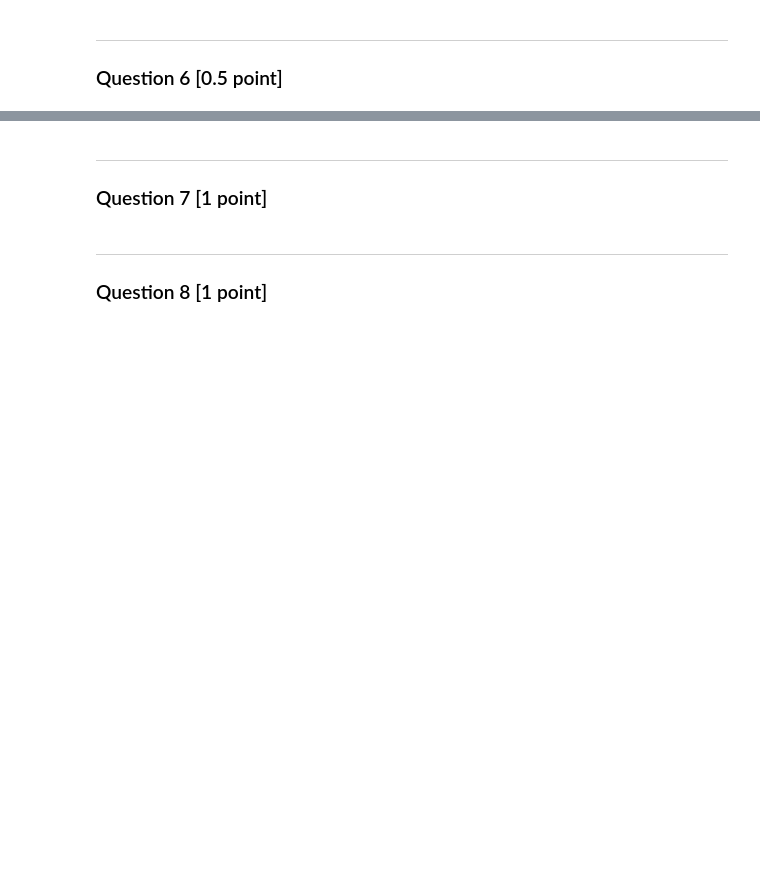
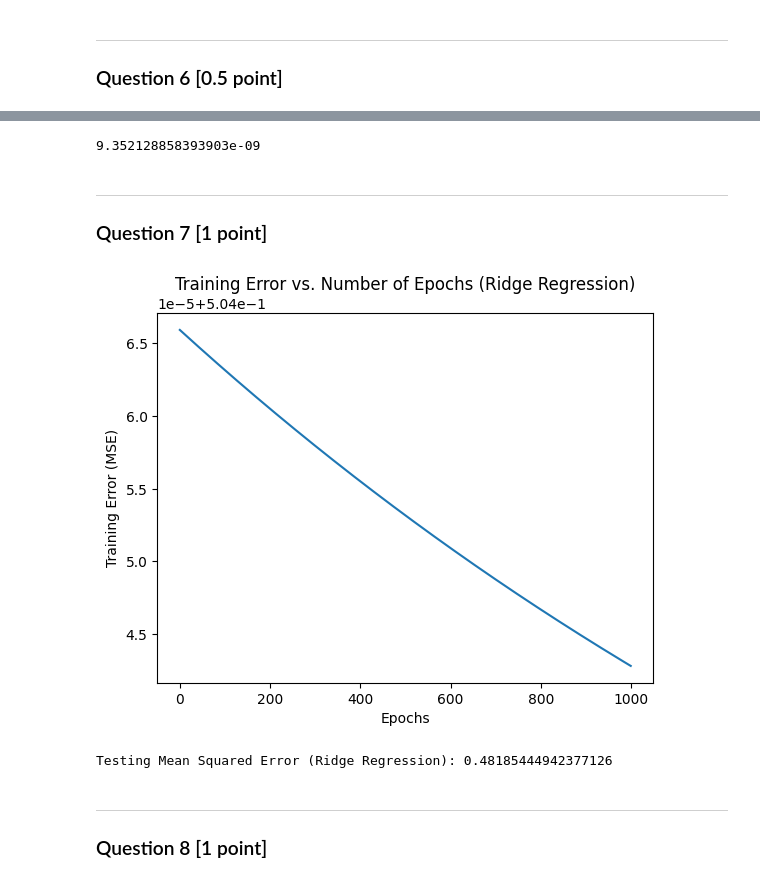
Before and after one commit to JackxTong/Math_For_ML, a Jupyter notebook: coursework1.ipynb, the cells around one changed output, grey strips where cells are left out. Drawn from its saved outputs; the diff is of its cells as text; code cells hidden in the pictures; blank space fills up the shorter version.

```diff
--- a/coursework1.ipynb
+++ b/coursework1.ipynb
@@ -194,6 +603,82 @@ Y = torch.tensor(diabetes.target)
+# %%
+# check with ridge
+# put everything on cpu
+X_train = X_train.to('cpu')
+Y_train = Y_train.to('cpu')
+X_test = X_test.to('cpu')
+Y_test = Y_test.to('cpu')
+theta_LS2 = torch.linalg.inv(X_train.T @ X_train + 1e-9  * torch.eye(X_train.shape[1])) @ X_train.T @ Y_train
+Y_pred = X_test @ theta_LS2
+mse_LS2 = torch.mean((Y_test - Y_pred) ** 2)
+mse_LS2.item()
+# %% [output]
+9.352128858393903e-09
 # %% [markdown]
 ***
 ### Question 7 [1 point]
+# %%
+import torch
+import matplotlib.pyplot as plt
+
+# Assuming X_train, Y_train, X_test, Y_test are already defined
+
+# Check for CUDA availability
+device = torch.device("cuda" if torch.cuda.is_available() else "cpu")
+
+# Move data to the appropriate device
+X_train = X_train.to(device)
+Y_train = Y_train.to(device)
+X_test = X_test.to(device)
+Y_test = Y_test.to(device)
+
+N, p = X_train.shape
+lambda_val = 0.0  # Only one lambda value
+
+# Initialize the parameters to zeros
+theta_ridge = torch.zeros(p, dtype=torch.float64, requires_grad=True, device=device)
+learning_rate = 0.1
+epochs = 1000
+
+# Store the training errors for each epoch
+training_errors_ridge = []
+
+# Perform gradient descent
+for epoch in range(epochs):
+    # Zero the gradients
+    if theta_ridge.grad is not None:
+        theta_ridge.grad.zero_()
+
+    Y_train_pred_ridge = X_train @ theta_ridge
+
+    # Compute the loss (mean squared error with ridge regularization)
+    # loss = torch.norm(X_train @ theta_ridge - Y_train, p=2)**2 + lambda_val * torch.norm(theta_ridge, p=2)**2
+    loss = torch.mean((Y_train_pred_ridge - Y_train) ** 2) + lambda_val * torch.sum(theta_ridge ** 2)
+    loss.backward()  # Backpropagate the loss
+
+    # Update the parameters
+    with torch.no_grad():
+        theta_ridge -= learning_rate * theta_ridge.grad
+
+    # Store the training error (mean squared error)
+    training_errors_ridge.append(loss.item())
+
+# Plot the training error for ridge regression
+plt.plot(range(epochs), training_errors_ridge)
+plt.xlabel('Epochs')
+plt.ylabel('Training Error (MSE)')
+plt.title('Training Error vs. Number of Epochs (Ridge Regression)')
+plt.yscale('log')  # Use log scale for better visualization
+plt.show()
+
+# Predict on the test set using ridge regression parameters
+Y_test_pred_ridge = X_test @ theta_ridge
+
+# Compute the mean squared error on the test set
+mse_ridge = torch.mean((Y_test - Y_test_pred_ridge) ** 2)
+print(f'Testing Mean Squared Error (Ridge Regression): {mse_ridge.item()}')
+# %% [output]
+[figure, added]
+Testing Mean Squared Error (Ridge Regression): 0.48185444942377126
 # %% [markdown]
 ***
 ### Question 8 [1 point]
```
Also changed, not shown: parts of 22 cells of this notebook.
